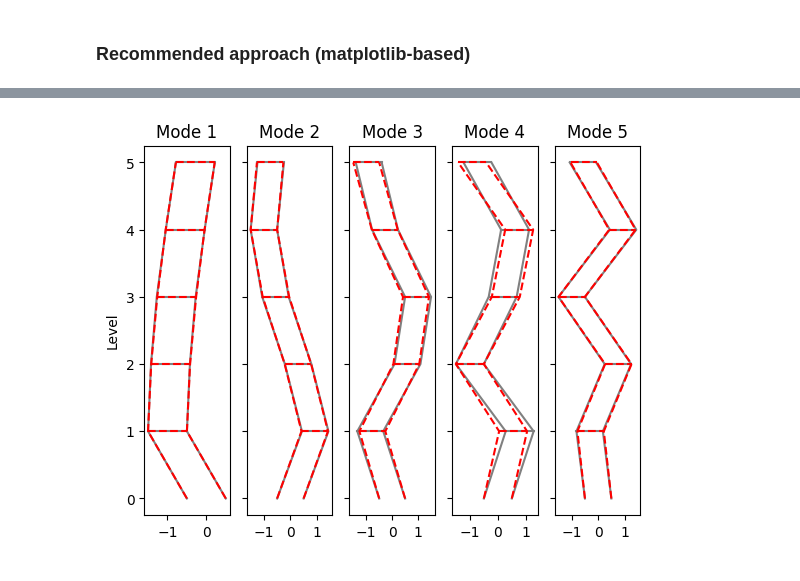
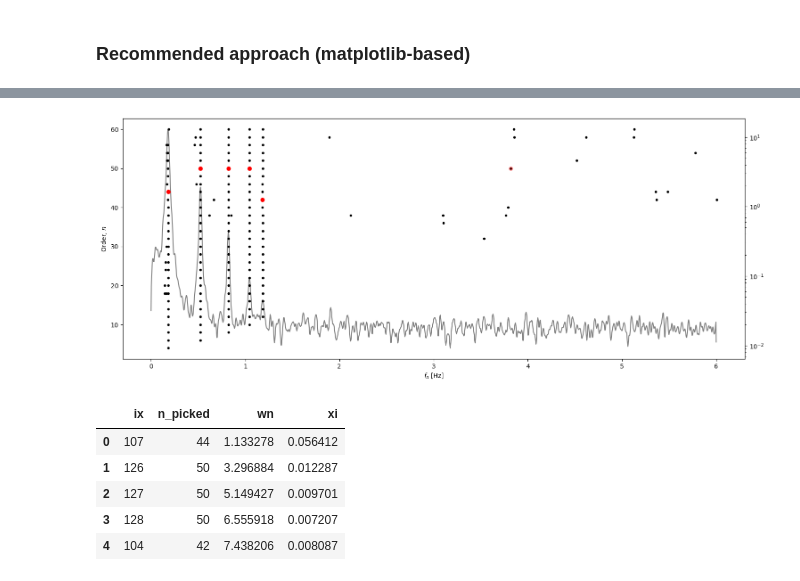
Before and after one commit to knutankv/koma, a Jupyter notebook: examples/Cov-SSI - Shear frame (precomputed data).ipynb, the cells around one changed output, grey strips where cells are left out. Saved outputs shown, nothing was run; the diff lists cells and outputs as text; code cells hidden in the pictures.

```diff
--- a/examples/Cov-SSI - Shear frame (precomputed data).ipynb
+++ b/examples/Cov-SSI - Shear frame (precomputed data).ipynb
@@ -137,6 +119,8 @@ FigureWidget({
 ### Recommended approach (matplotlib-based)
 # %%
 %matplotlib qt
-stab_plotter = koma.plot.StabPlotter(lambd_stab, orders_stab, phi=phi_stab, freq_unit='hz', damped_freq=False, annotate_hover=True)
+stab_plotter = koma.plot.StabPlotter(lambd_stab, orders_stab, phi=phi_stab, freq_unit='hz',
+                                     damped_freq=False, annotate_hover=True, psd_freq=f, psd_y=Pxx, log_psd_scale=True)
 fig = stab_plotter.get_fig()
 phi_sel, fn_sel, xi_sel = stab_plotter.phi, stab_plotter.fn, stab_plotter.xi
+df = stab_plotter.get_df()
@@ -147,8 +127,12 @@ display(fig)
-# %%
-# For plot below poles with indices 1, 7, 19, 39, 69 are picked in plot above
-# This differs from simulation to simulation due to the noise that is added.
-
-fig, ax = plot_all_modes(levels, np.real(phi_ref), np.real(phi_sel))
-display(fig)
-# %% [output]
-[figure, removed]
+# %%
+# Display results
+display(fig)
+display(df)
+# %% [output]
+[figure, added]
+|  | ix | n_picked | wn | xi |
+| 0 | 107 | 44 | 1.133278 | 0.056412 |
+| 1 | 126 | 50 | 3.296884 | 0.012287 |
+| 2 | 127 | 50 | 5.149427 | 0.009701 |
+| 3 | 128 | 50 | 6.555918 | 0.007207 |
+| 4 | 104 | 42 | 7.438206 | 0.008087 |
```
Also changed, not shown: parts of 4 cells of this notebook, 3 other files.
